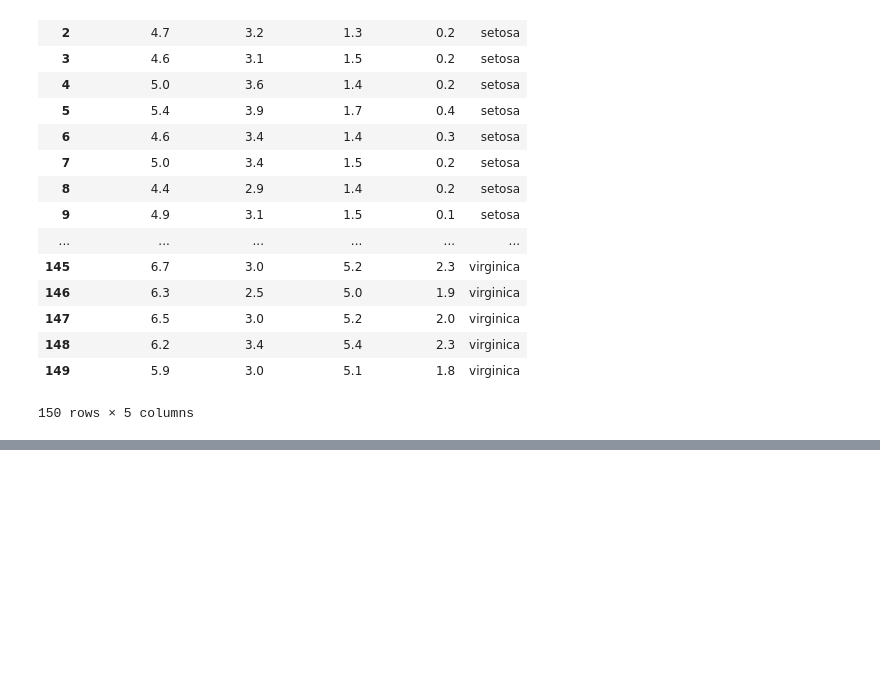
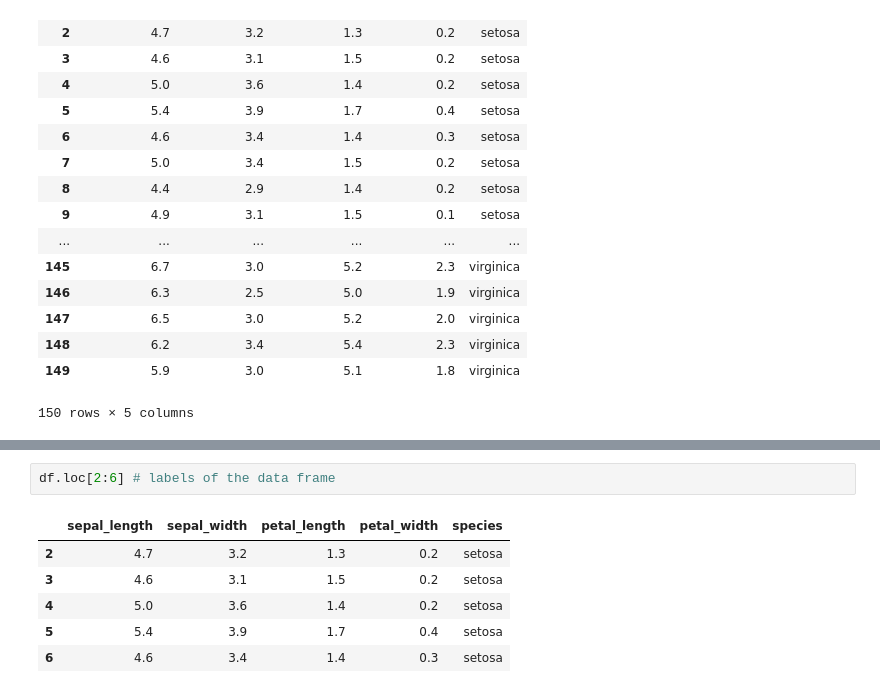
Before and after one commit to taking1fortheteam/ProgrammingForDA_DataSet_13Dec2019, a Jupyter notebook: ProgrammingForDA_Dec2019.ipynb, the cells around one changed output, grey strips where cells are left out. Drawn from its saved outputs; the diff is of its cells as text; blank space fills up the shorter version.

```diff
--- a/ProgrammingForDA_Dec2019.ipynb
+++ b/ProgrammingForDA_Dec2019.ipynb
@@ -29,0 +71,9 @@ df # data frame (show it)
+# %%
+df.loc[2:6] # labels of the data frame
+# %% [output]
+|  | sepal_length | sepal_width | petal_length | petal_width | species |
+| 2 | 4.7 | 3.2 | 1.3 | 0.2 | setosa |
+| 3 | 4.6 | 3.1 | 1.5 | 0.2 | setosa |
+| 4 | 5.0 | 3.6 | 1.4 | 0.2 | setosa |
+| 5 | 5.4 | 3.9 | 1.7 | 0.4 | setosa |
+| 6 | 4.6 | 3.4 | 1.4 | 0.3 | setosa |
```
Also changed, not shown: parts of 12 cells of this notebook.
